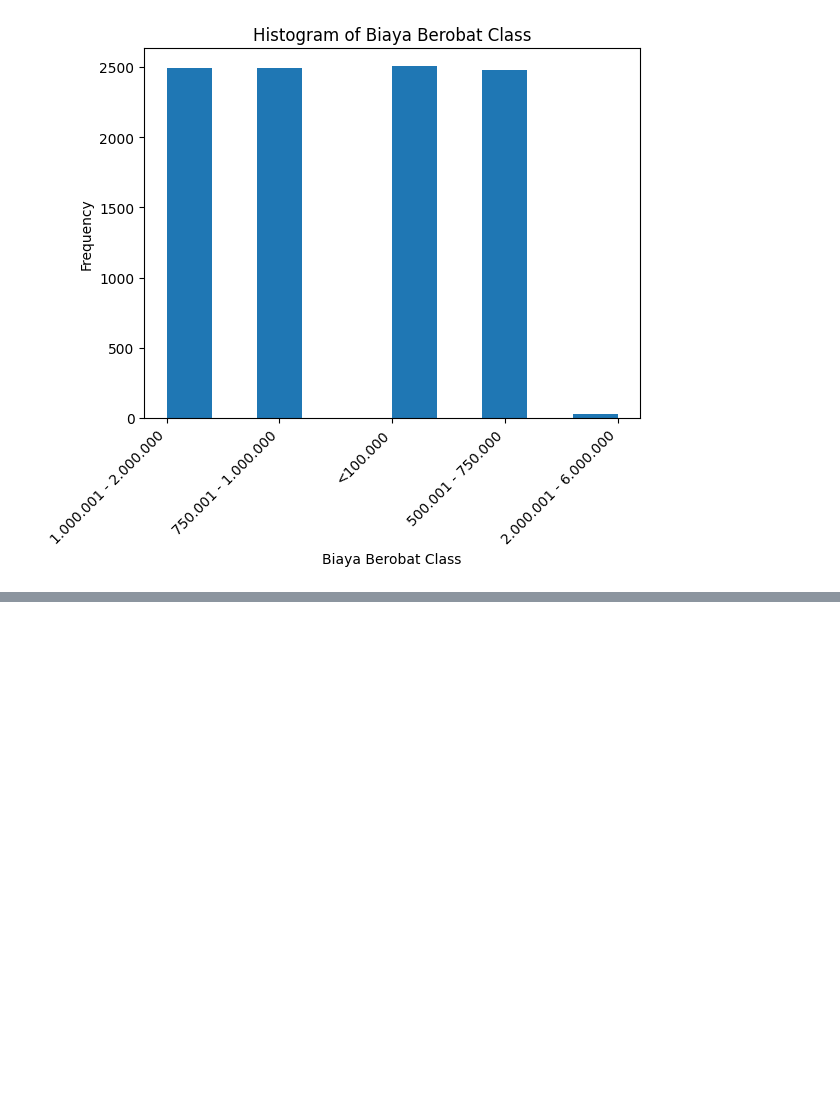
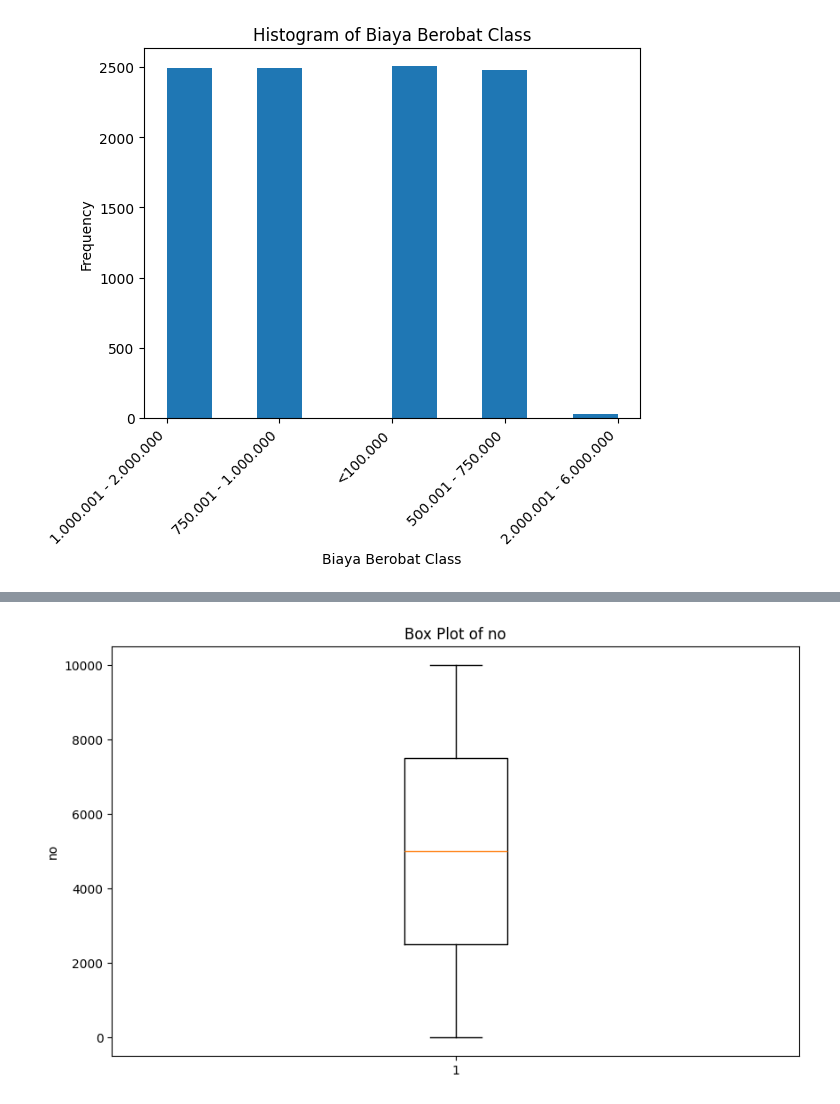
Before and after one commit to mariacb24/EDA, a Jupyter notebook: Damin_1.ipynb, the cells around one changed output, grey strips where cells are left out. Drawn from its saved outputs; the diff is of its cells as text; code cells hidden in the pictures; blank space fills up the shorter version.

```diff
--- a/Damin_1.ipynb
+++ b/Damin_1.ipynb
@@ -271,0 +244,13 @@ for column in df.columns:
+# %%
+from sklearn.preprocessing import LabelEncoder
+dataolahencoding = df.copy()
+
+encoder = LabelEncoder()
+dataolahencoding['diagnosa_encoding'] = encoder.fit_transform(dataolahencoding['diagnosa'])
+dataolahencoding['institusi_encoding'] = encoder.fit_transform(dataolahencoding['institusi'])
+dataolahencoding['area_encoding'] = encoder.fit_transform(dataolahencoding['area'])
+dataolahencoding['rumah_encoding'] = encoder.fit_transform(dataolahencoding['rumah'])
+dataolahencoding['tipe_encoding'] = encoder.fit_transform(dataolahencoding['tipe'])
+dataolahencoding['biaya_berobat_encoding'] = encoder.fit_transform(dataolahencoding['biaya_berobat_class'])
+
+dataolahencoding.head()
@@ -271,0 +264,3 @@ for column in df.columns:
+# %%
+dataolahencoding = dataolahencoding.drop(['diagnosa', 'institusi', 'area', 'rumah', 'tipe', 'biaya_berobat_class'], axis=1)
+dataolahencoding.head()
@@ -271,0 +274,10 @@ for column in df.columns:
+# %%
+column = 'no'
+
+plt.figure(figsize=(10, 6))
+plt.boxplot(dataolahencoding[column])
+plt.title(f"Box Plot of {column}")
+plt.ylabel(column)
+plt.show()
+# %% [output]
+[figure, added]
```
Also changed, not shown: parts of 36 cells of this notebook.
